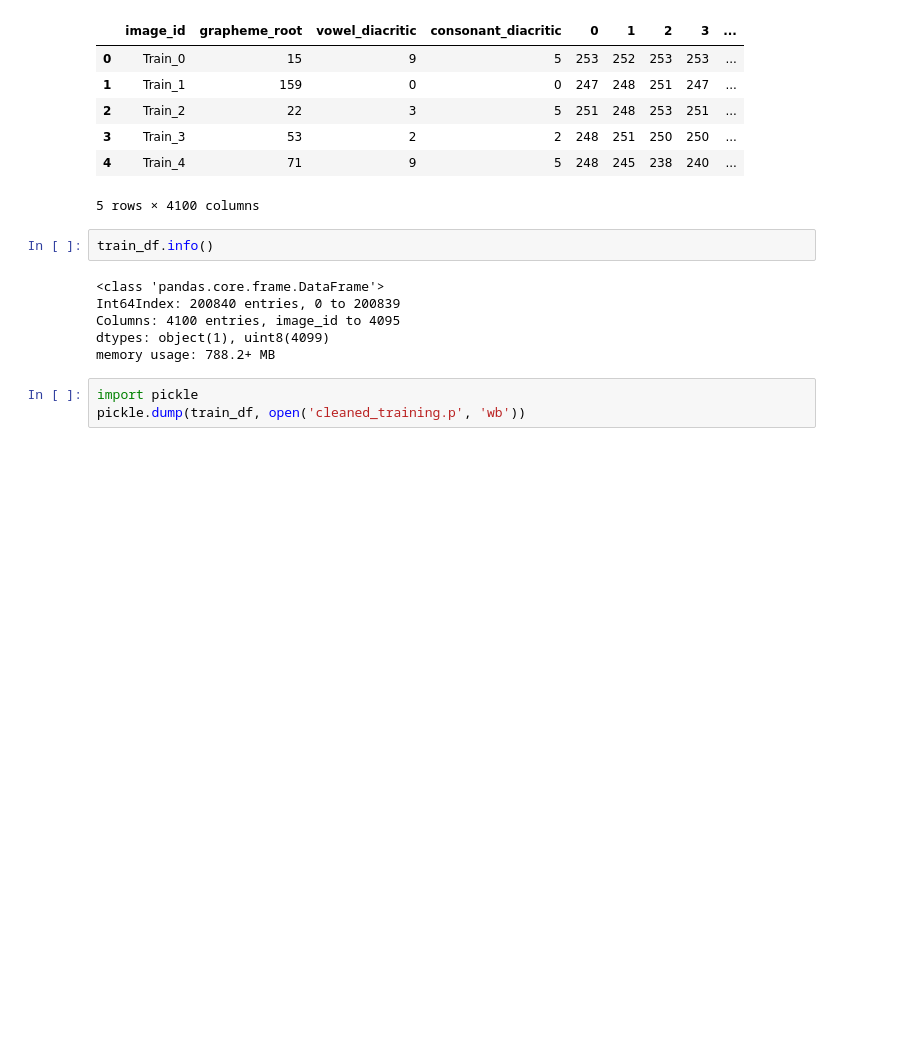
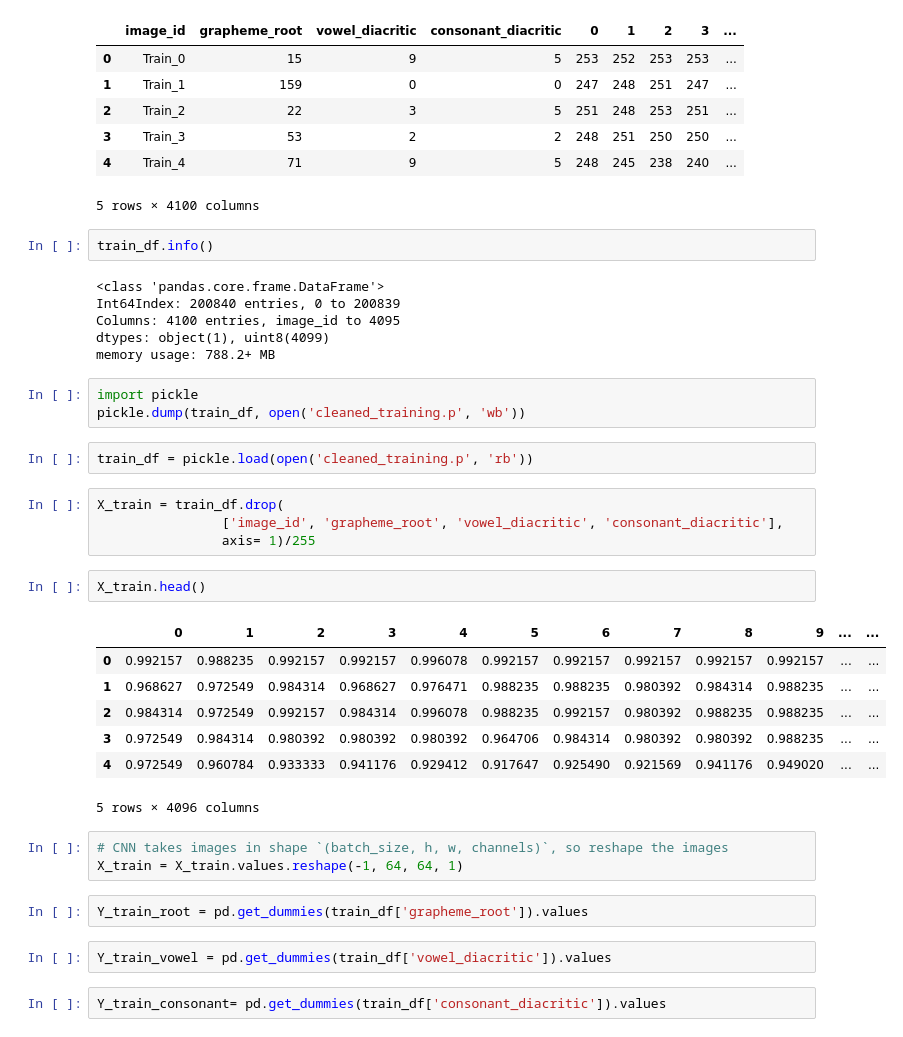
Before and after one commit to MHannan94/dsc100719-capstone-project, a Jupyter notebook: eda.ipynb, the cells around one changed output. Drawn from its saved outputs; the diff is of its cells as text; blank space fills up the shorter version.

Commit message:
training set created

```diff
--- a/eda.ipynb
+++ b/eda.ipynb
@@ -149,3 +149,28 @@ memory usage: 788.2+ MB
 # %%
 import pickle
 pickle.dump(train_df, open('cleaned_training.p', 'wb'))
+# %%
+train_df = pickle.load(open('cleaned_training.p', 'rb'))
+# %%
+X_train = train_df.drop(
+                ['image_id', 'grapheme_root', 'vowel_diacritic', 'consonant_diacritic'],
+                axis= 1)/255
+# %%
+X_train.head()
+# %% [output]
+|  | 0 | 1 | 2 | 3 | 4 | 5 | 6 | 7 | 8 | 9 | ... | ... |
+| 0 | 0.992157 | 0.988235 | 0.992157 | 0.992157 | 0.996078 | 0.992157 | 0.992157 | 0.992157 | 0.992157 | 0.992157 | ... | ... |
+| 1 | 0.968627 | 0.972549 | 0.984314 | 0.968627 | 0.976471 | 0.988235 | 0.988235 | 0.980392 | 0.984314 | 0.988235 | ... | ... |
+| 2 | 0.984314 | 0.972549 | 0.992157 | 0.984314 | 0.996078 | 0.988235 | 0.992157 | 0.980392 | 0.988235 | 0.988235 | ... | ... |
+| 3 | 0.972549 | 0.984314 | 0.980392 | 0.980392 | 0.980392 | 0.964706 | 0.984314 | 0.980392 | 0.980392 | 0.988235 | ... | ... |
+| 4 | 0.972549 | 0.960784 | 0.933333 | 0.941176 | 0.929412 | 0.917647 | 0.925490 | 0.921569 | 0.941176 | 0.949020 | ... | ... |
+5 rows × 4096 columns
+# %%
+# CNN takes images in shape `(batch_size, h, w, channels)`, so reshape the images
+X_train = X_train.values.reshape(-1, 64, 64, 1)
+# %%
+Y_train_root = pd.get_dummies(train_df['grapheme_root']).values
+# %%
+Y_train_vowel = pd.get_dummies(train_df['vowel_diacritic']).values
+# %%
+Y_train_consonant= pd.get_dummies(train_df['consonant_diacritic']).values
```
Also changed, not shown: parts of 1 cell of this notebook.
